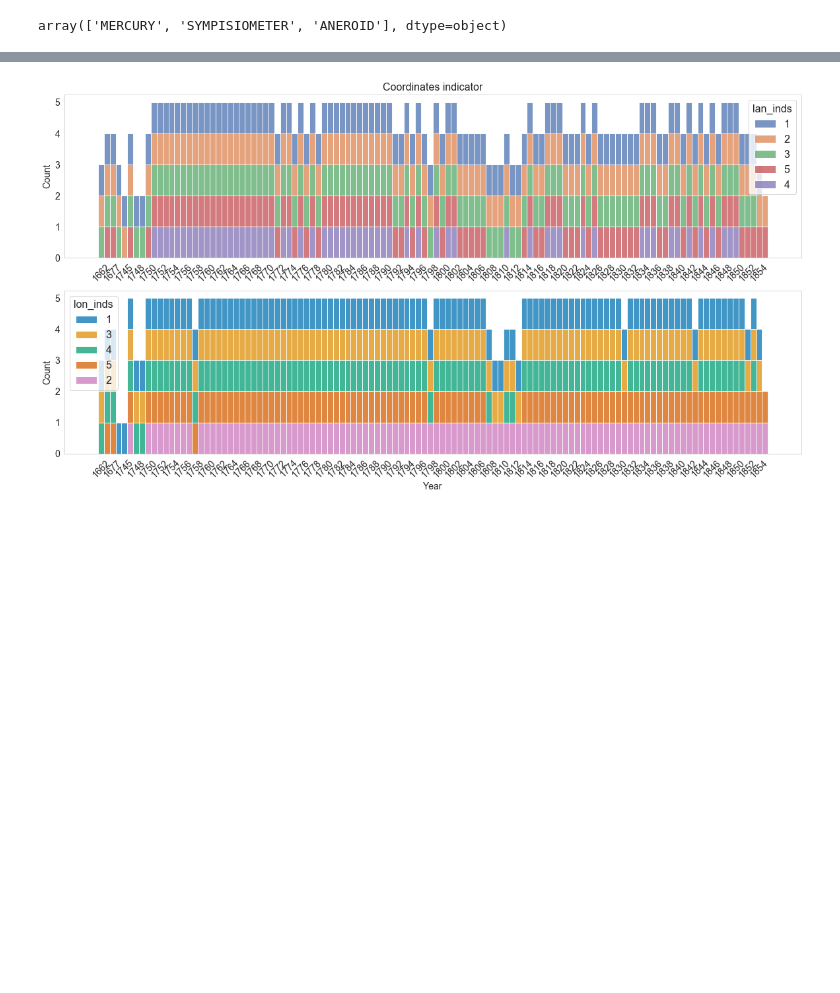
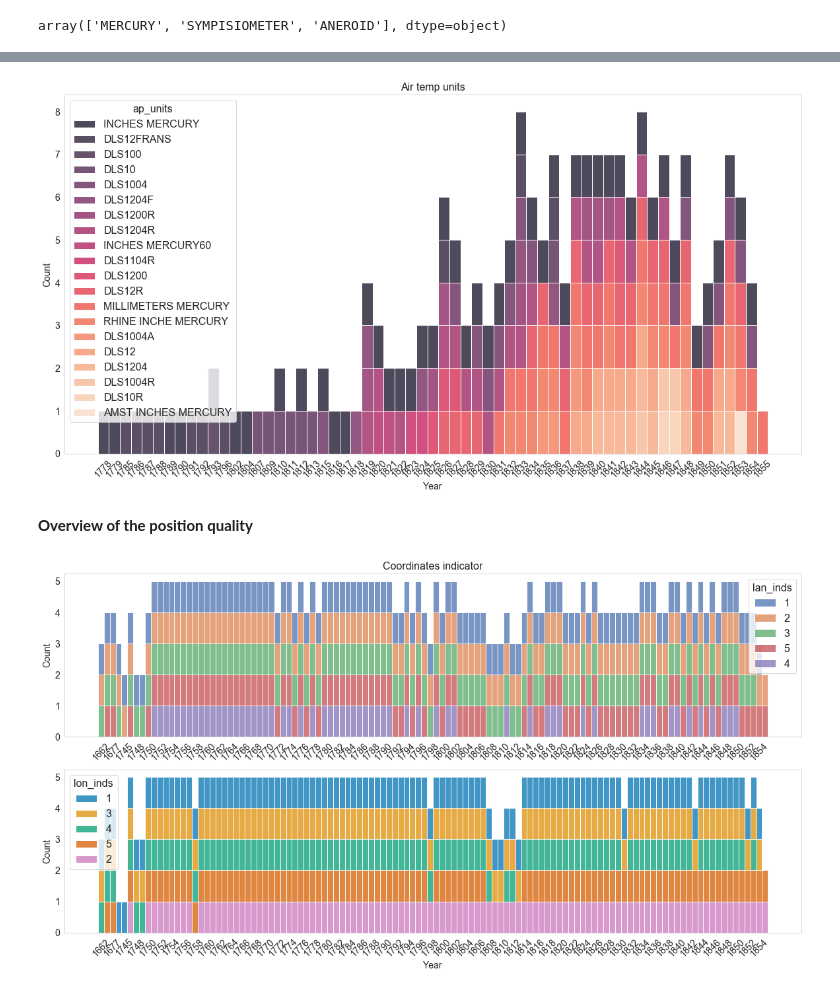
Before and after one commit to glamod/mdf_reader, a Jupyter notebook: docs/notebooks/CLIWOC_missing_code_tables.ipynb, the cells around one changed output, grey strips where cells are left out. Saved outputs shown, nothing was run; the diff lists cells and outputs as text; code cells hidden in the pictures; blank space fills up the shorter version.

```diff
--- a/docs/notebooks/CLIWOC_missing_code_tables.ipynb
+++ b/docs/notebooks/CLIWOC_missing_code_tables.ipynb
@@ -122,7 +127,13 @@ dic_keys = ['ship_types',
             'ap_units',
             'bart_units',
             'lon_units',
-            'baro_types']
+            'baro_types',
+            'distance_units',
+            'distance_units_to_land',
+            'distance_units_travelled',
+            'units_of_other_measurements',
+            'humidity_units']
+
 
 df_ships = make_data_frame(file_names, dirs, dic_keys[0]).dropna()
 df_lati = make_data_frame(file_names, dirs, dic_keys[1]).dropna()
@@ -133,6 +144,12 @@ df_apu = make_data_frame(file_names, dirs, dic_keys[5]).dropna()
 df_bartu = make_data_frame(file_names, dirs, dic_keys[6]).dropna()
 df_lonu = make_data_frame(file_names, dirs, dic_keys[7]).dropna()
 df_barot = make_data_frame(file_names, dirs, dic_keys[8]).dropna()
+
+df_distu = make_data_frame(file_names, dirs, dic_keys[9]).dropna()
+df_distu_land = make_data_frame(file_names, dirs, dic_keys[10]).dropna()
+df_distu_travel = make_data_frame(file_names, dirs, dic_keys[11]).dropna()
+df_unit_m = make_data_frame(file_names, dirs, dic_keys[12]).dropna()
+df_humi_u = make_data_frame(file_names, dirs, dic_keys[13]).dropna()
 # %% [markdown]
 - Ship types
 # %%
@@ -237,3 +448,21 @@ plt.show()
+# %%
+fig = plt.figure(figsize=(20,10))
+
+ax = fig.add_subplot(111)
+
+cmap = sns.set_palette("rocket", n_colors=len(df_apu.ap_units.unique()))
+
+g = sns.histplot(data=df_apu, x="Year", hue="ap_units",
+                 multiple="stack", palette=cmap, ax=ax, legend=True)
+ax.grid(False)
+plt.setp(g.get_xticklabels(), rotation=45)
+plt.title('Air temp units', fontsize=16)
+
+plt.show()
+# %% [output]
+[figure, added]
+# %% [markdown]
+**Overview of the position quality**
 # %%
 fig, ax = plt.subplots(2, 1, figsize=(20,10))
 
```
Also changed, not shown: parts of 33 cells of this notebook.
